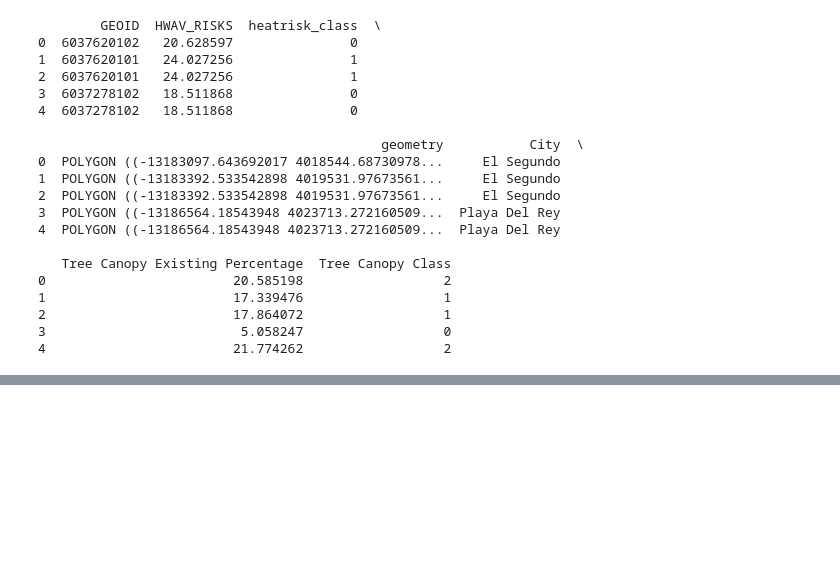
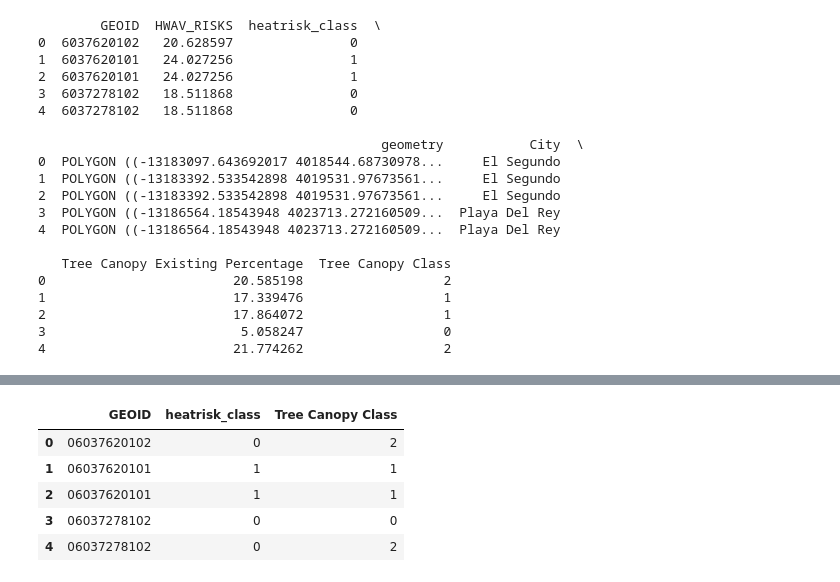
Before and after one commit to cailynschmidt/221finalproject, a Jupyter notebook: Tree_Heat_Index_group.ipynb, the cells around one changed output, grey strips where cells are left out. Saved outputs shown, nothing was run; the diff lists cells and outputs as text; code cells hidden in the pictures; blank space fills up the shorter version.

```diff
--- a/Tree_Heat_Index_group.ipynb
+++ b/Tree_Heat_Index_group.ipynb
@@ -170,16 +170,3 @@ merged_tracts.head()
 | 2 | 6037620101 | 24.027256 | 1 | POLYGON ((-13183392.533542898 401... | El Segundo | 17.864072 | 1 |
 | 3 | 6037278102 | 18.511868 | 0 | POLYGON ((-13186564.18543948 4023... | Playa Del Rey | 5.058247 | 0 |
 | 4 | 6037278102 | 18.511868 | 0 | POLYGON ((-13186564.18543948 4023... | Playa Del Rey | 21.774262 | 2 |
-# %%
-import mapclassify
-
-# Define classifiers for each column
-classifier_heat = mapclassify.NaturalBreaks(y=merged_tracts['HWAV_RISKS'], k=5)
-classifier_tree = mapclassify.NaturalBreaks(y=merged_tracts['Tree Canopy Existing Percentage'], k=5)
-
-# Apply classifiers and create new columns
-merged_tracts['heatrisk_class'] = merged_tracts[['HWAV_RISKS']].apply(classifier_heat)
-merged_tracts['tree_class'] = merged_tracts[['Tree Canopy Existing Percentage']].apply(classifier_tree)
-
-# Check the head of the dataframe to see the new columns
-print(merged_tracts[['heatrisk_class', 'tree_class']].head())
@@ -193,8 +172,0 @@ print(merged_tracts[['heatrisk_class', 'tree_class']].head())
-# %%
-# Create the 'tree_heat_index' column
-merged_tracts['tree_heat_index'] = (
-    merged_tracts['heatrisk_class'] +
-    merged_tracts['tree_class']
-)
-
-merged_tracts.head()
@@ -258,0 +173,7 @@ AttributeError: Line2D.set() got an unexpected keyword argument 'scheme'
+# %%
+columns_to_keep_merge = ['GEOID',
+                   'heatrisk_class', 'Tree Canopy Class'                   ]
+#add it to a new dataframe
+merged_tracts_new=merged_tracts[columns_to_keep_merge]
+# %%
+merged_tracts_new['GEOID'] = merged_tracts_new['GEOID'].astype(str)
@@ -258,0 +213,13 @@ AttributeError: Line2D.set() got an unexpected keyword argument 'scheme'
+# %%
+# Add leading zeros to GEOID column
+merged_tracts_new['GEOID'] = merged_tracts_new['GEOID'].str.zfill(11)
+
+# Print the head of the dataframe to verify the changes
+merged_tracts_new.head()
+# %% [output]
+|  | GEOID | heatrisk_class | Tree Canopy Class |
+| 0 | 06037620102 | 0 | 2 |
+| 1 | 06037620101 | 1 | 1 |
+| 2 | 06037620101 | 1 | 1 |
+| 3 | 06037278102 | 0 | 0 |
+| 4 | 06037278102 | 0 | 2 |
```
Also changed, not shown: parts of 16 cells of this notebook, 3 other files.
